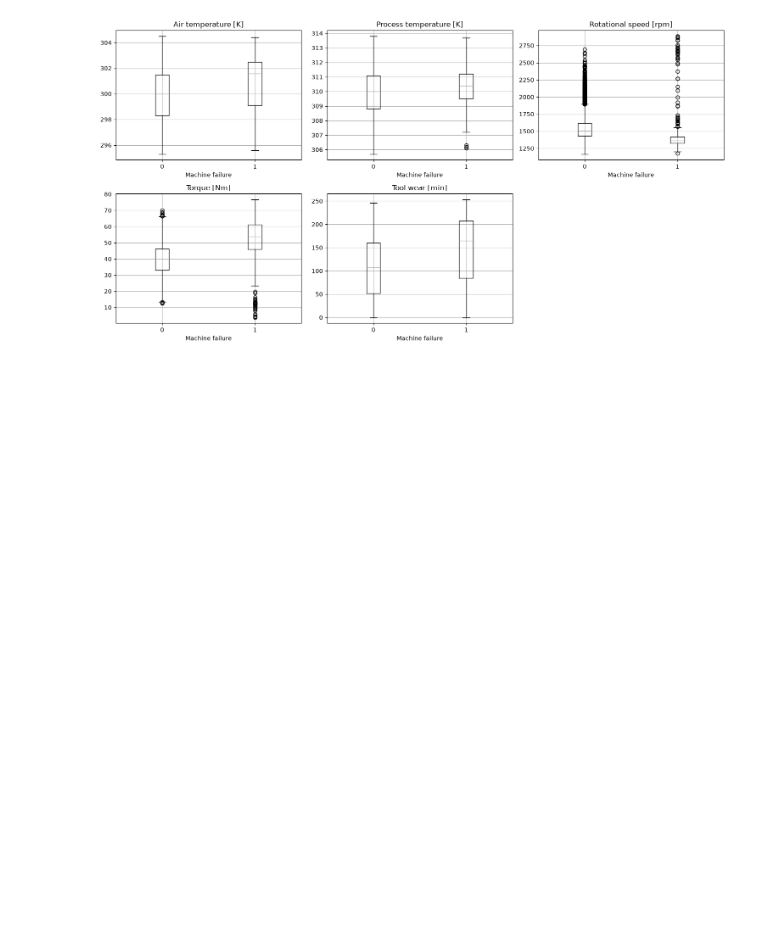
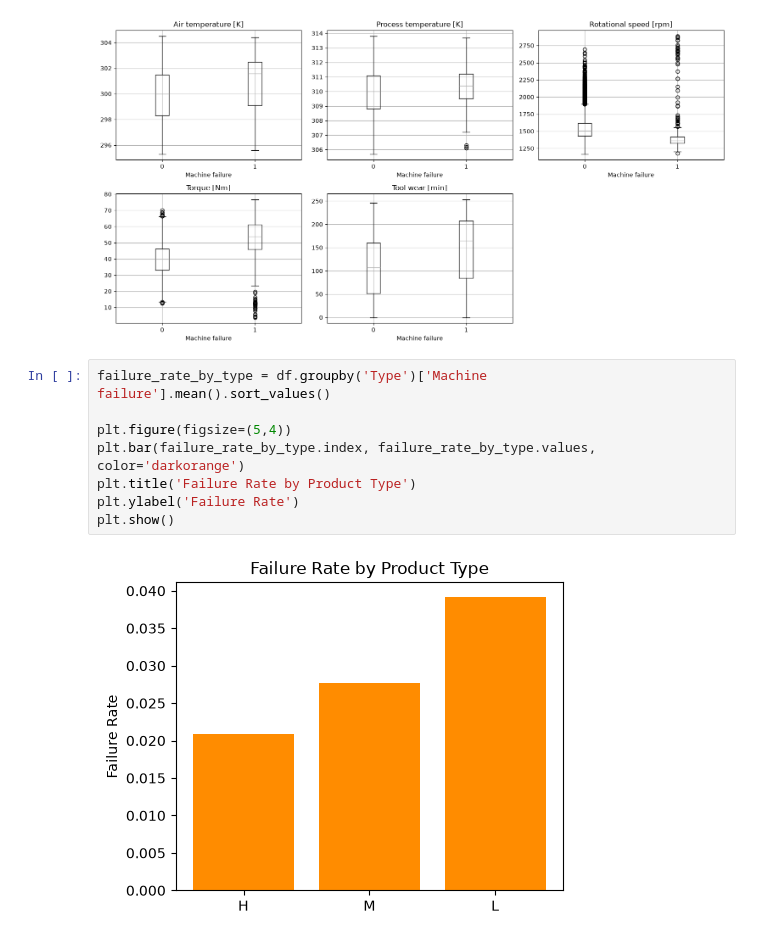
Before and after one commit to AmirmasoudCS/Predictive-Maintenance, a Jupyter notebook: notebooks/inspection.ipynb, the cells around one changed output. Drawn from its saved outputs; the diff is of its cells as text; blank space fills up the shorter version.

Commit message:
Generating the failure rate by product type

```diff
--- a/notebooks/inspection.ipynb
+++ b/notebooks/inspection.ipynb
@@ -216,3 +216,13 @@ plt.tight_layout()
 plt.show()
 # %% [output]
 [figure]
+# %%
+failure_rate_by_type = df.groupby('Type')['Machine failure'].mean().sort_values()
+
+plt.figure(figsize=(5,4))
+plt.bar(failure_rate_by_type.index, failure_rate_by_type.values, color='darkorange')
+plt.title('Failure Rate by Product Type')
+plt.ylabel('Failure Rate')
+plt.show()
+# %% [output]
+[figure, added]
```
